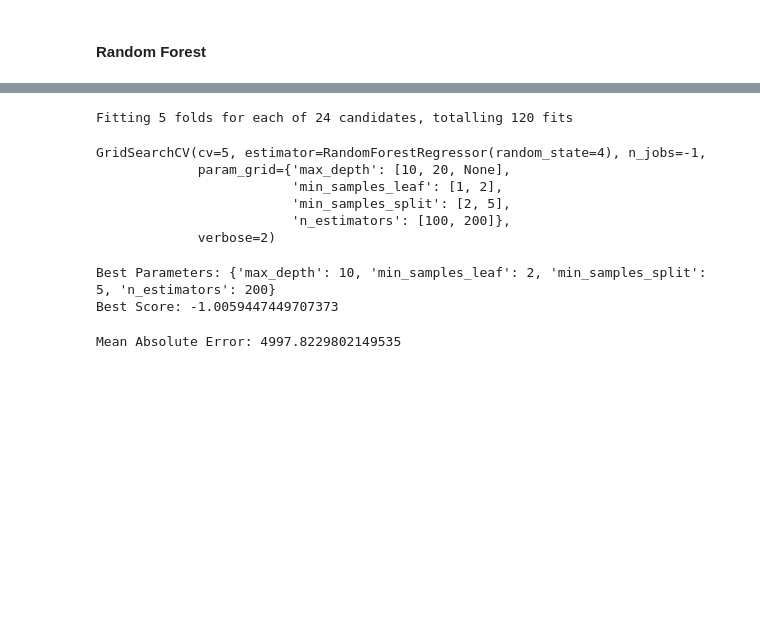
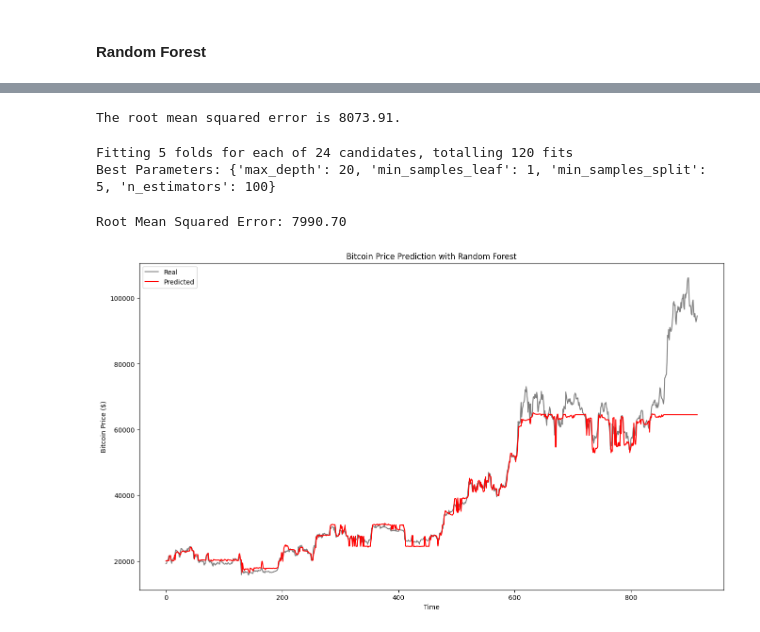
Before and after one commit to Jankiel-Predator/mmda_proj_btc, a Jupyter notebook: bitcoin copy.ipynb, the cells around one changed output, grey strips where cells are left out. Saved outputs shown, nothing was run; the diff lists cells and outputs as text; code cells hidden in the pictures; blank space fills up the shorter version.

```diff
--- a/bitcoin copy.ipynb
+++ b/bitcoin copy.ipynb
@@ -601,31 +644,37 @@ Grid search
+# %%
+def return_rmse(test, predicted):
+    rmse = np.sqrt(mean_squared_error(test, predicted))
+    print(f"The root mean squared error is {rmse:.2f}.")
+
+return_rmse(test_set, predicted_stock_price_rf)
+# %% [output]
+The root mean squared error is 8073.91.
 # %%
 param_grid = {
     'n_estimators': [100, 200],
-    'max_depth': [10, 20, None],
+    'max_depth': [10, 20],
     'min_samples_split': [2, 5],
-    'min_samples_leaf': [1, 2]
+    'min_samples_leaf': [1, 2, 4]
 }
-
-grid_search = GridSearchCV(estimator=rf, param_grid=param_grid, cv=5, n_jobs=-1, verbose=2)
-grid_search.fit(X_train, y_train)
-# %% [output]
-Fitting 5 folds for each of 24 candidates, totalling 120 fits
-GridSearchCV(cv=5, estimator=RandomForestRegressor(random_state=4), n_jobs=-1,
-             param_grid={'max_depth': [10, 20, None],
-                         'min_samples_leaf': [1, 2],
-                         'min_samples_split': [2, 5],
-                         'n_estimators': [100, 200]},
-             verbose=2)
-# %%
-print("Best Parameters:", grid_search.best_params_)
-print("Best Score:", grid_search.best_score_)
-# %% [output]
-Best Parameters: {'max_depth': 10, 'min_samples_leaf': 2, 'min_samples_split': 5, 'n_estimators': 200}
-Best Score: -1.0059447449707373
-# %%
-best_rf = grid_search.best_estimator_
-y_pred = best_rf.predict(X_test)
-mae = mean_absolute_error(y_test, y_pred)
-print(f"Mean Absolute Error: {mae}")
-# %% [output]
-Mean Absolute Error: 4997.8229802149535
+# %%
+rf = RandomForestRegressor()
+grid_search = GridSearchCV(estimator=rf, param_grid=param_grid, cv=5, n_jobs=-1, verbose=2)
+grid_search.fit(X_train_rf, y_train_flat)
+print("Best Parameters:", grid_search.best_params_)
+# %% [output]
+Fitting 5 folds for each of 24 candidates, totalling 120 fits
+Best Parameters: {'max_depth': 20, 'min_samples_leaf': 1, 'min_samples_split': 5, 'n_estimators': 100}
+# %%
+best_rf_model = grid_search.best_estimator_
+predicted_stock_price_rf = best_rf_model.predict(X_test_rf)
+predicted_stock_price_rf = sc.inverse_transform(predicted_stock_price_rf.reshape(-1, 1))
+
+# Evaluate the model with RMSE
+rmse = np.sqrt(mean_squared_error(test_set, predicted_stock_price_rf))
+print(f"Root Mean Squared Error: {rmse:.2f}")
+# %% [output]
+Root Mean Squared Error: 7990.70
+# %%
+plot_predictions(test_set, predicted_stock_price_rf)
+# %% [output]
+[figure, added]
```
Also changed, not shown: parts of 25 cells of this notebook.
